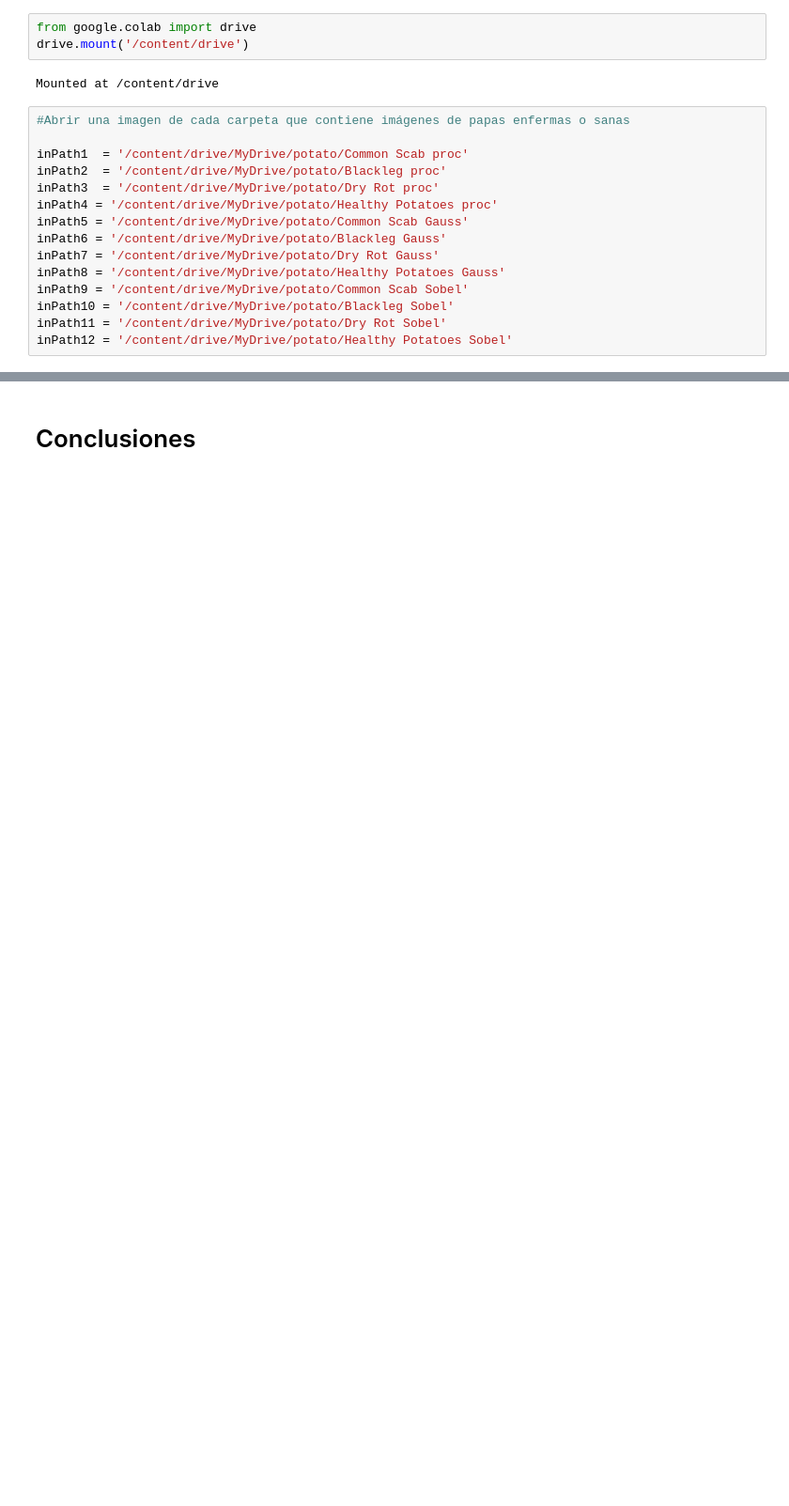
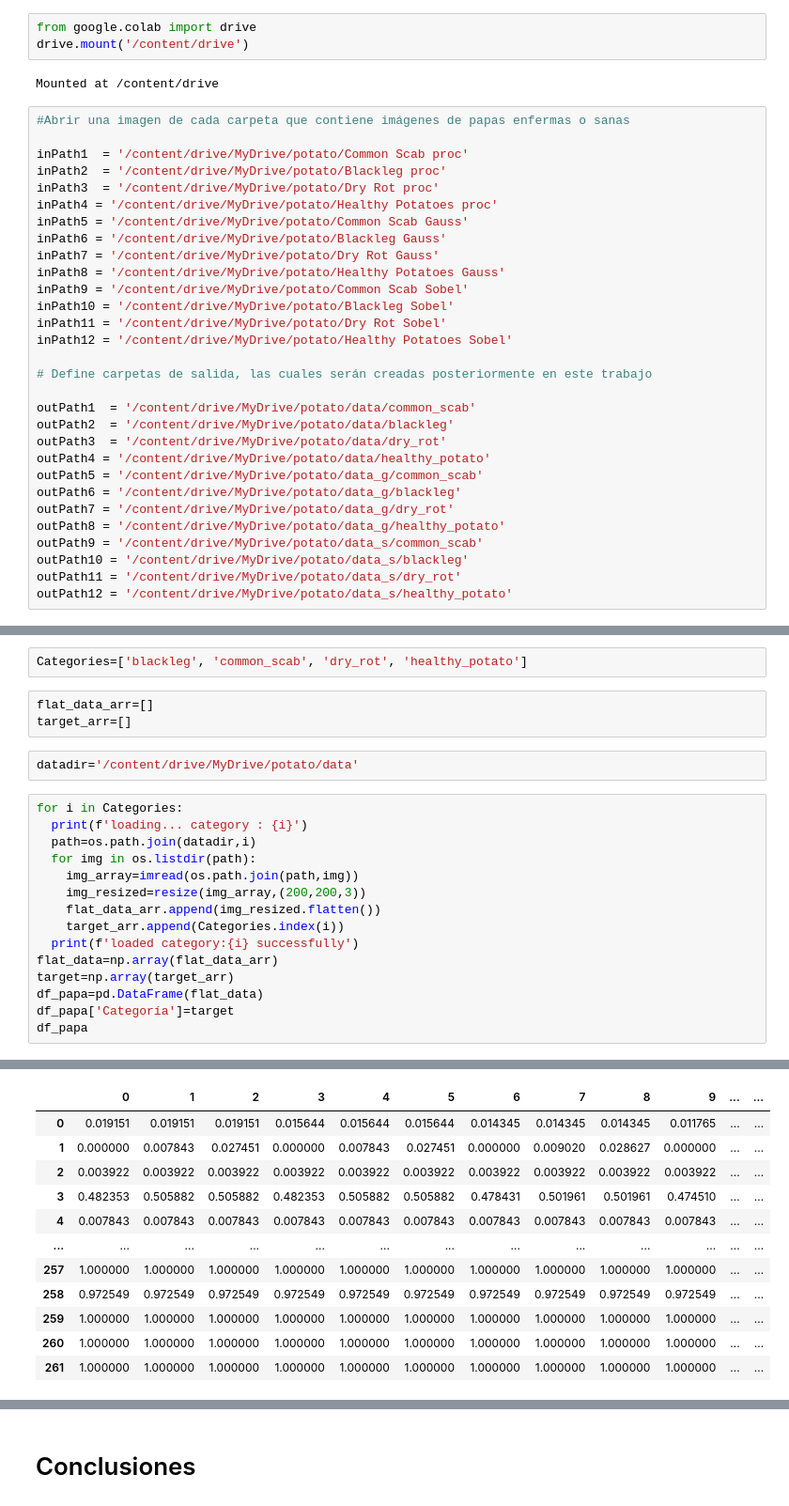
Before and after one commit to principioincertidumbre/ComputerVision, a Jupyter notebook: IntroCV_Tarea_2_Sofía_Vits.ipynb, the cells around one changed output, grey strips where cells are left out. Shown at 94% size. Cells and saved outputs as stored; diff of their text form; blank space fills up the shorter version.

```diff
--- a/IntroCV_Tarea_2_Sofía_Vits.ipynb
+++ b/IntroCV_Tarea_2_Sofía_Vits.ipynb
@@ -104,3 +121,18 @@ inPath9 = '/content/drive/MyDrive/potato/Common Scab Sobel'
 inPath10 = '/content/drive/MyDrive/potato/Blackleg Sobel'
 inPath11 = '/content/drive/MyDrive/potato/Dry Rot Sobel'
 inPath12 = '/content/drive/MyDrive/potato/Healthy Potatoes Sobel'
+
+# Define carpetas de salida, las cuales serán creadas posteriormente en este trabajo
+
+outPath1  = '/content/drive/MyDrive/potato/data/common_scab'
+outPath2  = '/content/drive/MyDrive/potato/data/blackleg'
+outPath3  = '/content/drive/MyDrive/potato/data/dry_rot'
+outPath4 = '/content/drive/MyDrive/potato/data/healthy_potato'
+outPath5 = '/content/drive/MyDrive/potato/data_g/common_scab'
+outPath6 = '/content/drive/MyDrive/potato/data_g/blackleg'
+outPath7 = '/content/drive/MyDrive/potato/data_g/dry_rot'
+outPath8 = '/content/drive/MyDrive/potato/data_g/healthy_potato'
+outPath9 = '/content/drive/MyDrive/potato/data_s/common_scab'
+outPath10 = '/content/drive/MyDrive/potato/data_s/blackleg'
+outPath11 = '/content/drive/MyDrive/potato/data_s/dry_rot'
+outPath12 = '/content/drive/MyDrive/potato/data_s/healthy_potato'
@@ -106,0 +297,23 @@ inPath12 = '/content/drive/MyDrive/potato/Healthy Potatoes Sobel'
+# %%
+Categories=['blackleg', 'common_scab', 'dry_rot', 'healthy_potato']
+# %%
+flat_data_arr=[]
+target_arr=[]
+# %%
+datadir='/content/drive/MyDrive/potato/data'
+# %%
+for i in Categories:
+  print(f'loading... category : {i}')
+  path=os.path.join(datadir,i)
+  for img in os.listdir(path):
+    img_array=imread(os.path.join(path,img))
+    img_resized=resize(img_array,(200,200,3))
+    flat_data_arr.append(img_resized.flatten())
+    target_arr.append(Categories.index(i))
+  print(f'loaded category:{i} successfully')
+flat_data=np.array(flat_data_arr)
+target=np.array(target_arr)
+df_papa=pd.DataFrame(flat_data)
+df_papa['Categoría']=target
+df_papa
+# %% [output]
@@ -106,0 +328,12 @@ inPath12 = '/content/drive/MyDrive/potato/Healthy Potatoes Sobel'
+|  | 0 | 1 | 2 | 3 | 4 | 5 | 6 | 7 | 8 | 9 | ... | ... |
+| 0 | 0.019151 | 0.019151 | 0.019151 | 0.015644 | 0.015644 | 0.015644 | 0.014345 | 0.014345 | 0.014345 | 0.011765 | ... | ... |
+| 1 | 0.000000 | 0.007843 | 0.027451 | 0.000000 | 0.007843 | 0.027451 | 0.000000 | 0.009020 | 0.028627 | 0.000000 | ... | ... |
+| 2 | 0.003922 | 0.003922 | 0.003922 | 0.003922 | 0.003922 | 0.003922 | 0.003922 | 0.003922 | 0.003922 | 0.003922 | ... | ... |
+| 3 | 0.482353 | 0.505882 | 0.505882 | 0.482353 | 0.505882 | 0.505882 | 0.478431 | 0.501961 | 0.501961 | 0.474510 | ... | ... |
+| 4 | 0.007843 | 0.007843 | 0.007843 | 0.007843 | 0.007843 | 0.007843 | 0.007843 | 0.007843 | 0.007843 | 0.007843 | ... | ... |
+| ... | ... | ... | ... | ... | ... | ... | ... | ... | ... | ... | ... | ... |
+| 257 | 1.000000 | 1.000000 | 1.000000 | 1.000000 | 1.000000 | 1.000000 | 1.000000 | 1.000000 | 1.000000 | 1.000000 | ... | ... |
+| 258 | 0.972549 | 0.972549 | 0.972549 | 0.972549 | 0.972549 | 0.972549 | 0.972549 | 0.972549 | 0.972549 | 0.972549 | ... | ... |
+| 259 | 1.000000 | 1.000000 | 1.000000 | 1.000000 | 1.000000 | 1.000000 | 1.000000 | 1.000000 | 1.000000 | 1.000000 | ... | ... |
+| 260 | 1.000000 | 1.000000 | 1.000000 | 1.000000 | 1.000000 | 1.000000 | 1.000000 | 1.000000 | 1.000000 | 1.000000 | ... | ... |
+| 261 | 1.000000 | 1.000000 | 1.000000 | 1.000000 | 1.000000 | 1.000000 | 1.000000 | 1.000000 | 1.000000 | 1.000000 | ... | ... |
```
Also changed, not shown: parts of 30 cells of this notebook.
